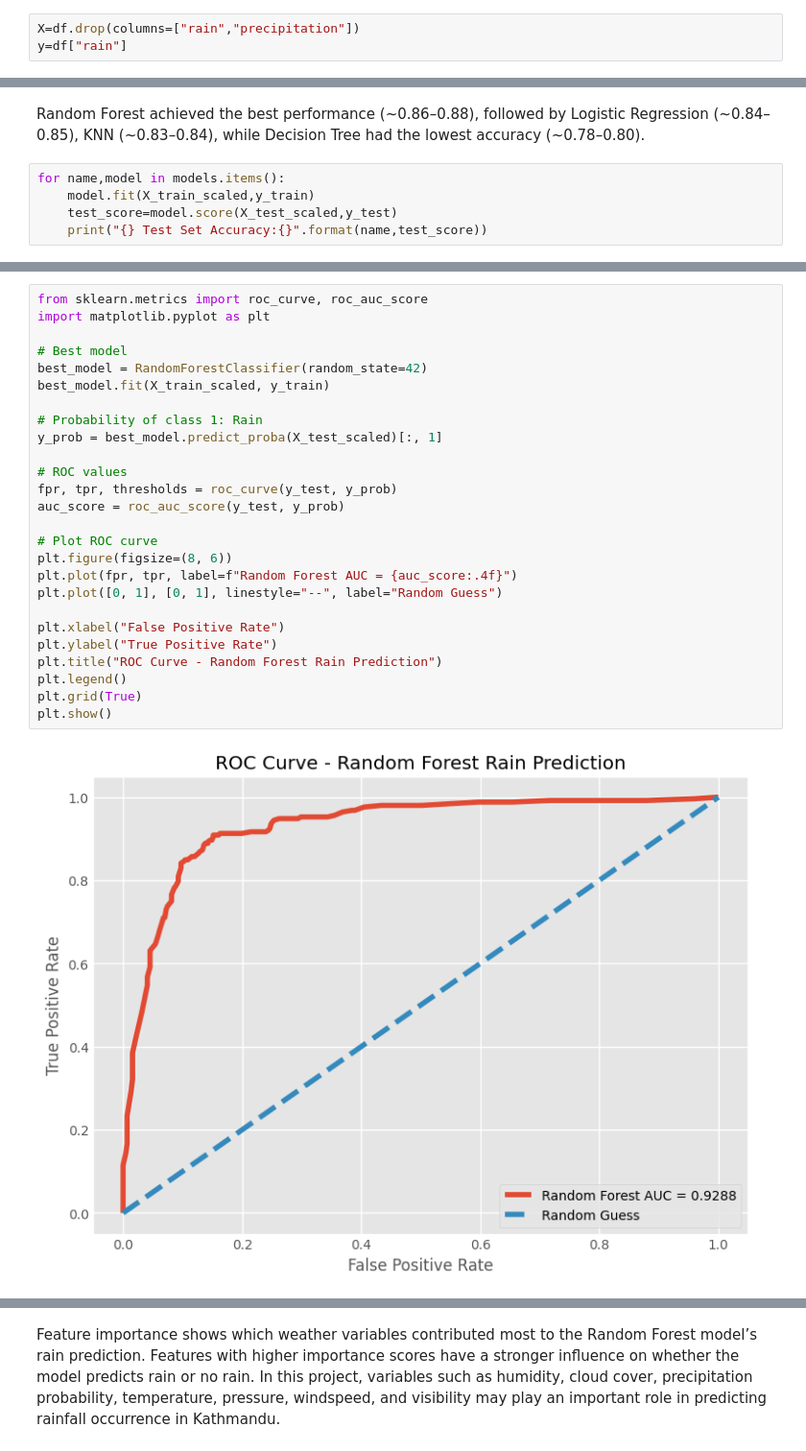
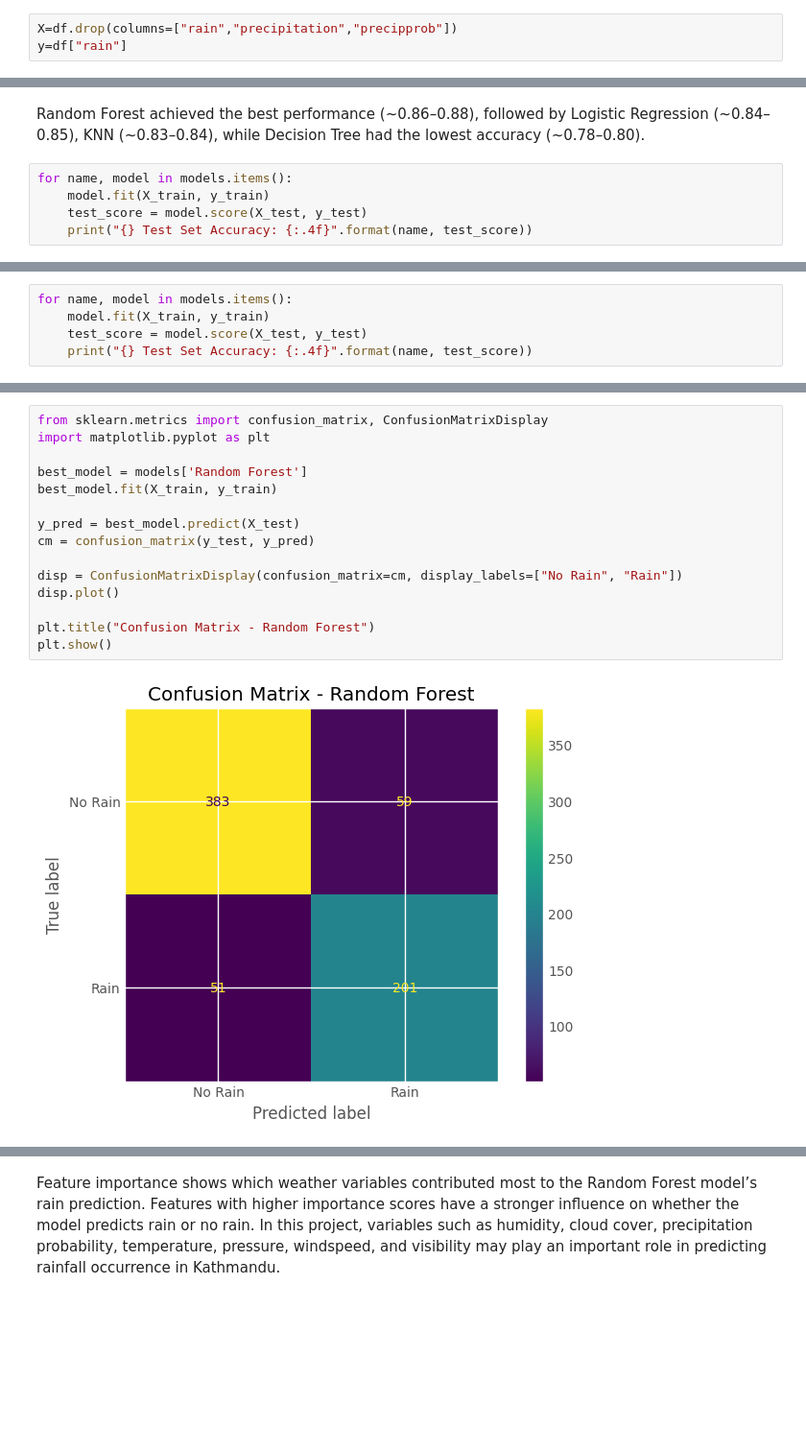
Before and after one commit to suyogkarki1/Rain-Prediction-, a Jupyter notebook: model1.ipynb, the cells around one changed output, grey strips where cells are left out. Shown at 96% size. Cells and saved outputs as stored; diff of their text form; blank space fills up the shorter version.

```diff
--- a/model1.ipynb
+++ b/model1.ipynb
@@ -801,6 +823,6 @@ Index(['year', 'month', 'max_temp_C', 'min_temp_C', 'avg_temp_c', 'humidity',
       dtype='object')
 # %%
-X=df.drop(columns=["rain","precipitation"])
+X=df.drop(columns=["rain","precipitation","precipprob"])
 y=df["rain"]
 # %%
 
@@ -849,8 +896,8 @@ plt.show()
 # %% [markdown]
 Random Forest achieved the best performance (~0.86–0.88), followed by Logistic Regression (~0.84–0.85), KNN (~0.83–0.84), while Decision Tree had the lowest accuracy (~0.78–0.80).
 # %%
-for name,model in models.items():
-    model.fit(X_train_scaled,y_train)
-    test_score=model.score(X_test_scaled,y_test)
-    print("{} Test Set Accuracy:{}".format(name,test_score))
+for name, model in models.items():
+    model.fit(X_train, y_train)
+    test_score = model.score(X_test, y_test)
+    print("{} Test Set Accuracy: {:.4f}".format(name, test_score))
 # %% [output]
@@ -902,0 +955,5 @@ Among all classification models, Random Forest achieved the best overall perform
+# %%
+for name, model in models.items():
+    model.fit(X_train, y_train)
+    test_score = model.score(X_test, y_test)
+    print("{} Test Set Accuracy: {:.4f}".format(name, test_score))
@@ -938,28 +1017,17 @@ weighted avg       0.88      0.87      0.87       694
 # %%
-from sklearn.metrics import roc_curve, roc_auc_score
+from sklearn.metrics import confusion_matrix, ConfusionMatrixDisplay
 import matplotlib.pyplot as plt
 
-# Best model
-best_model = RandomForestClassifier(random_state=42)
-best_model.fit(X_train_scaled, y_train)
+best_model = models['Random Forest']
+best_model.fit(X_train, y_train)
 
-# Probability of class 1: Rain
-y_prob = best_model.predict_proba(X_test_scaled)[:, 1]
+y_pred = best_model.predict(X_test)
+cm = confusion_matrix(y_test, y_pred)
 
-# ROC values
-fpr, tpr, thresholds = roc_curve(y_test, y_prob)
-auc_score = roc_auc_score(y_test, y_prob)
+disp = ConfusionMatrixDisplay(confusion_matrix=cm, display_labels=["No Rain", "Rain"])
+disp.plot()
 
-# Plot ROC curve
-plt.figure(figsize=(8, 6))
-plt.plot(fpr, tpr, label=f"Random Forest AUC = {auc_score:.4f}")
-plt.plot([0, 1], [0, 1], linestyle="--", label="Random Guess")
-
-plt.xlabel("False Positive Rate")
-plt.ylabel("True Positive Rate")
-plt.title("ROC Curve - Random Forest Rain Prediction")
-plt.legend()
-plt.grid(True)
+plt.title("Confusion Matrix - Random Forest")
 plt.show()
 # %% [output]
-[figure, old version]
+[figure, new version]
```
Also changed, not shown: parts of 37 cells of this notebook, 5 other files.
